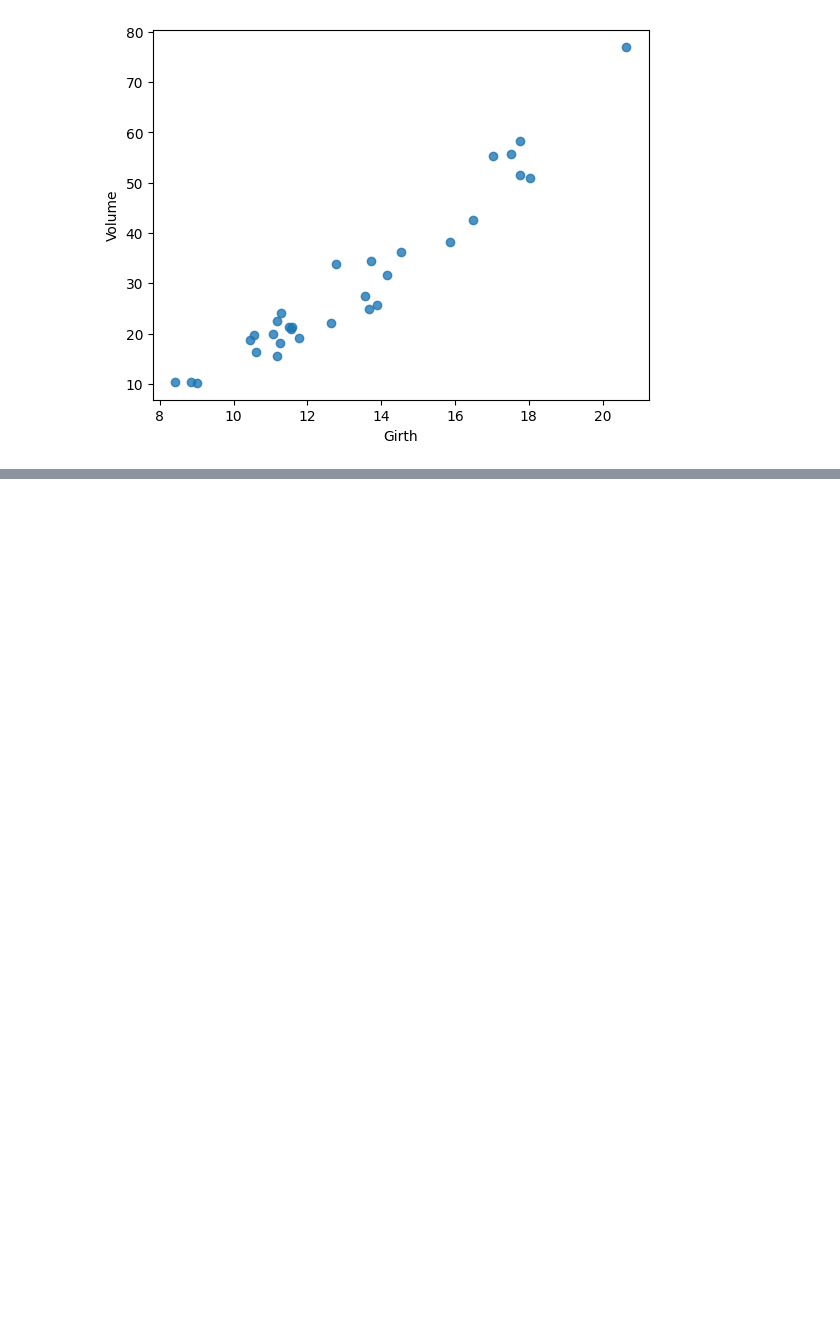
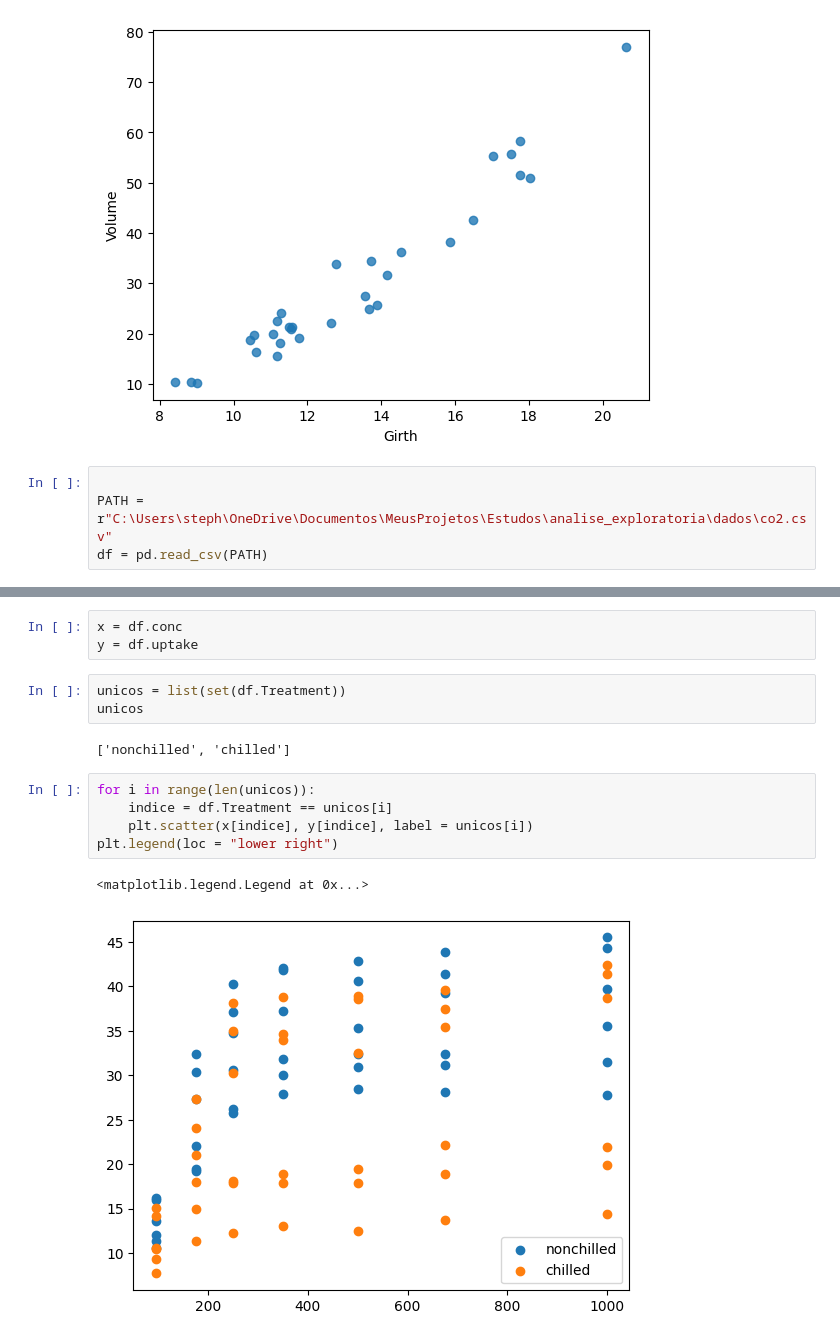
Before and after one commit to stephanyresque/Estudos, a Jupyter notebook: analise_exploratoria/dispersao.ipynb, the cells around one changed output, grey strips where cells are left out. Drawn from its saved outputs; the diff is of its cells as text; blank space fills up the shorter version.

```diff
--- a/analise_exploratoria/dispersao.ipynb
+++ b/analise_exploratoria/dispersao.ipynb
@@ -27,3 +27,7 @@ sns.regplot(x=df.Girth, y=df.Volume, data = df, x_jitter= 0.3, fit_reg = False)
 # %% [output]
 <Axes: xlabel='Girth', ylabel='Volume'>
 [figure]
+# %%
+
+PATH = r"C:\Users\steph\OneDrive\Documentos\MeusProjetos\Estudos\analise_exploratoria\dados\co2.csv"
+df = pd.read_csv(PATH)
@@ -29,0 +43,16 @@ sns.regplot(x=df.Girth, y=df.Volume, data = df, x_jitter= 0.3, fit_reg = False)
+# %%
+x = df.conc
+y = df.uptake
+# %%
+unicos = list(set(df.Treatment))
+unicos
+# %% [output]
+['nonchilled', 'chilled']
+# %%
+for i in range(len(unicos)):
+    indice = df.Treatment == unicos[i]
+    plt.scatter(x[indice], y[indice], label = unicos[i])
+plt.legend(loc = "lower right")
+# %% [output]
+<matplotlib.legend.Legend at 0x...>
+[figure, added]
```
Also changed, not shown: parts of 1 cell of this notebook.
